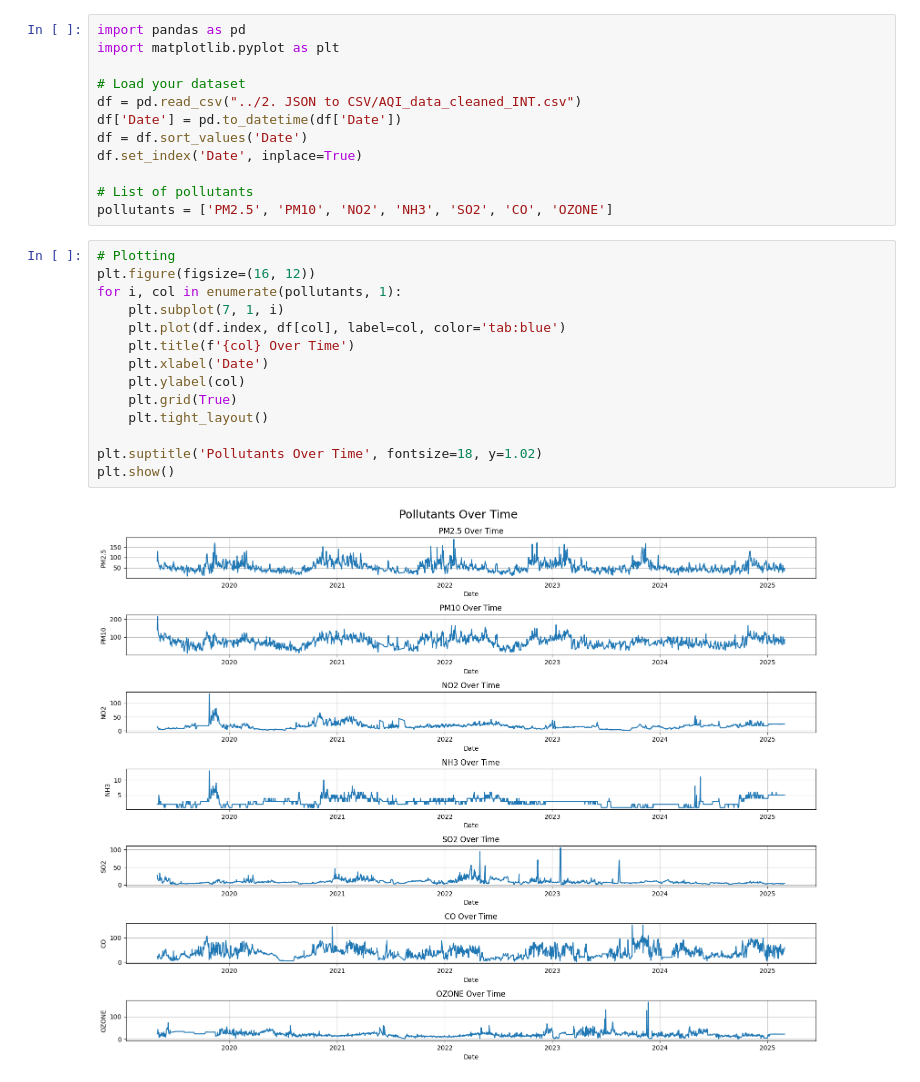
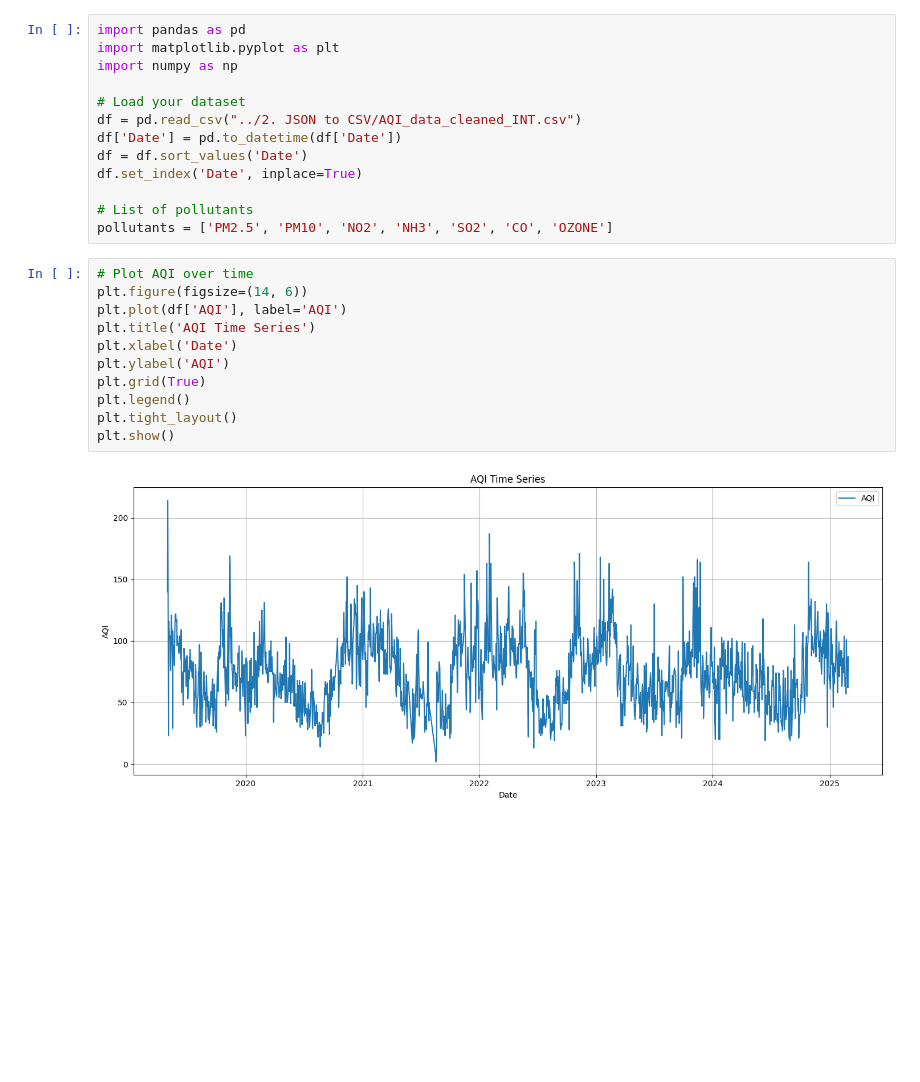
Before and after one commit to Krishil-Jayswal/AQI-Predicter, a Jupyter notebook: 3. TSA/analysis.ipynb, the cells around one changed output. Saved outputs shown, nothing was run; the diff lists cells and outputs as text; blank space fills up the shorter version.

```diff
--- a/3. TSA/analysis.ipynb
+++ b/3. TSA/analysis.ipynb
@@ -1,6 +1,7 @@
 # %%
 import pandas as pd
 import matplotlib.pyplot as plt
+import numpy as np
 
 # Load your dataset
 df = pd.read_csv("../2. JSON to CSV/AQI_data_cleaned_INT.csv")
@@ -11,18 +12,15 @@ df.set_index('Date', inplace=True)
 # List of pollutants
 pollutants = ['PM2.5', 'PM10', 'NO2', 'NH3', 'SO2', 'CO', 'OZONE']
 # %%
-# Plotting
-plt.figure(figsize=(16, 12))
-for i, col in enumerate(pollutants, 1):
-    plt.subplot(7, 1, i)
-    plt.plot(df.index, df[col], label=col, color='tab:blue')
-    plt.title(f'{col} Over Time')
-    plt.xlabel('Date')
-    plt.ylabel(col)
-    plt.grid(True)
-    plt.tight_layout()
-
-plt.suptitle('Pollutants Over Time', fontsize=18, y=1.02)
+# Plot AQI over time
+plt.figure(figsize=(14, 6))
+plt.plot(df['AQI'], label='AQI')
+plt.title('AQI Time Series')
+plt.xlabel('Date')
+plt.ylabel('AQI')
+plt.grid(True)
+plt.legend()
+plt.tight_layout()
 plt.show()
 # %% [output]
-[figure, old version]
+[figure, new version]
```
Also changed, not shown: parts of 10 cells of this notebook, 1 other file.
